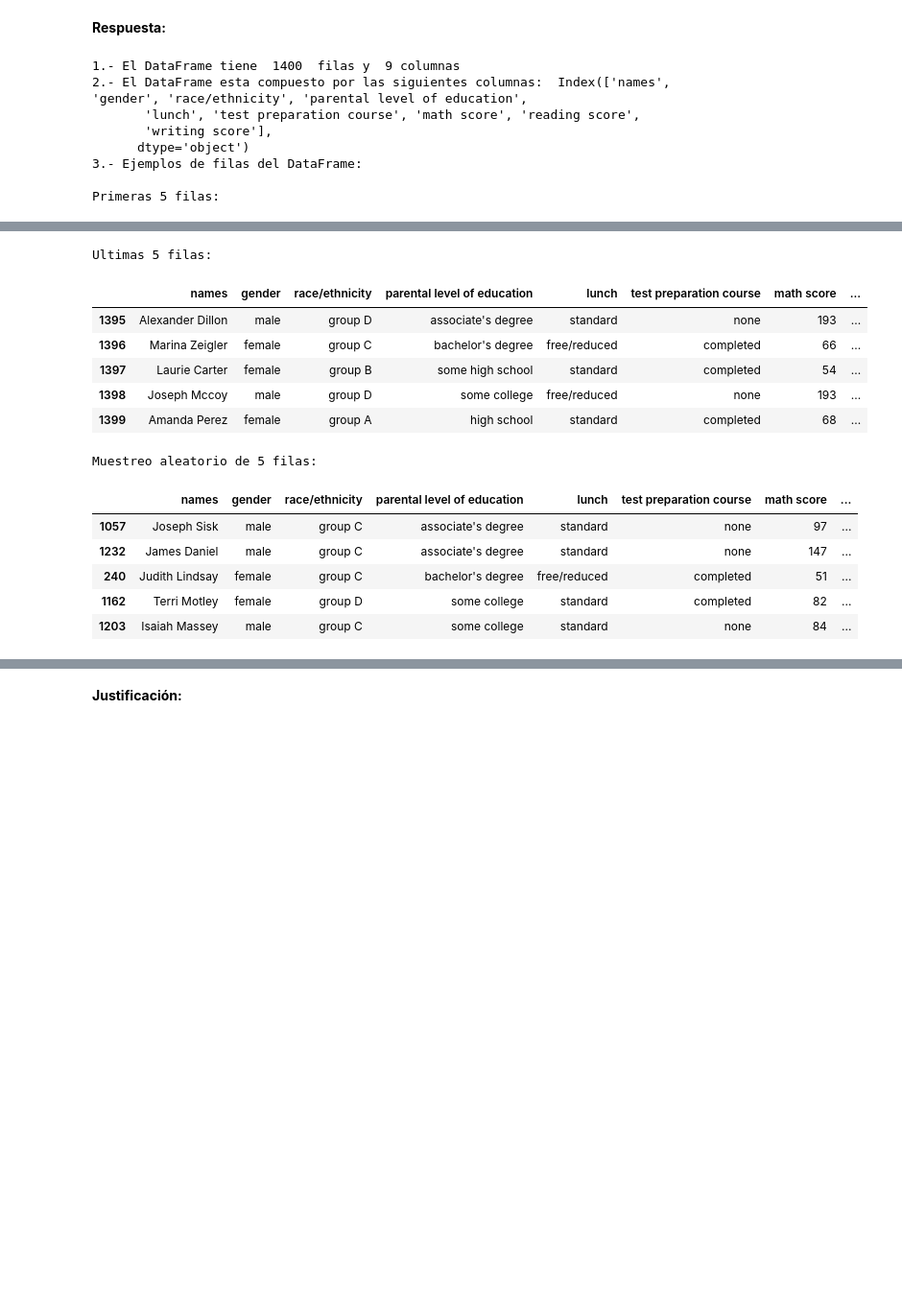
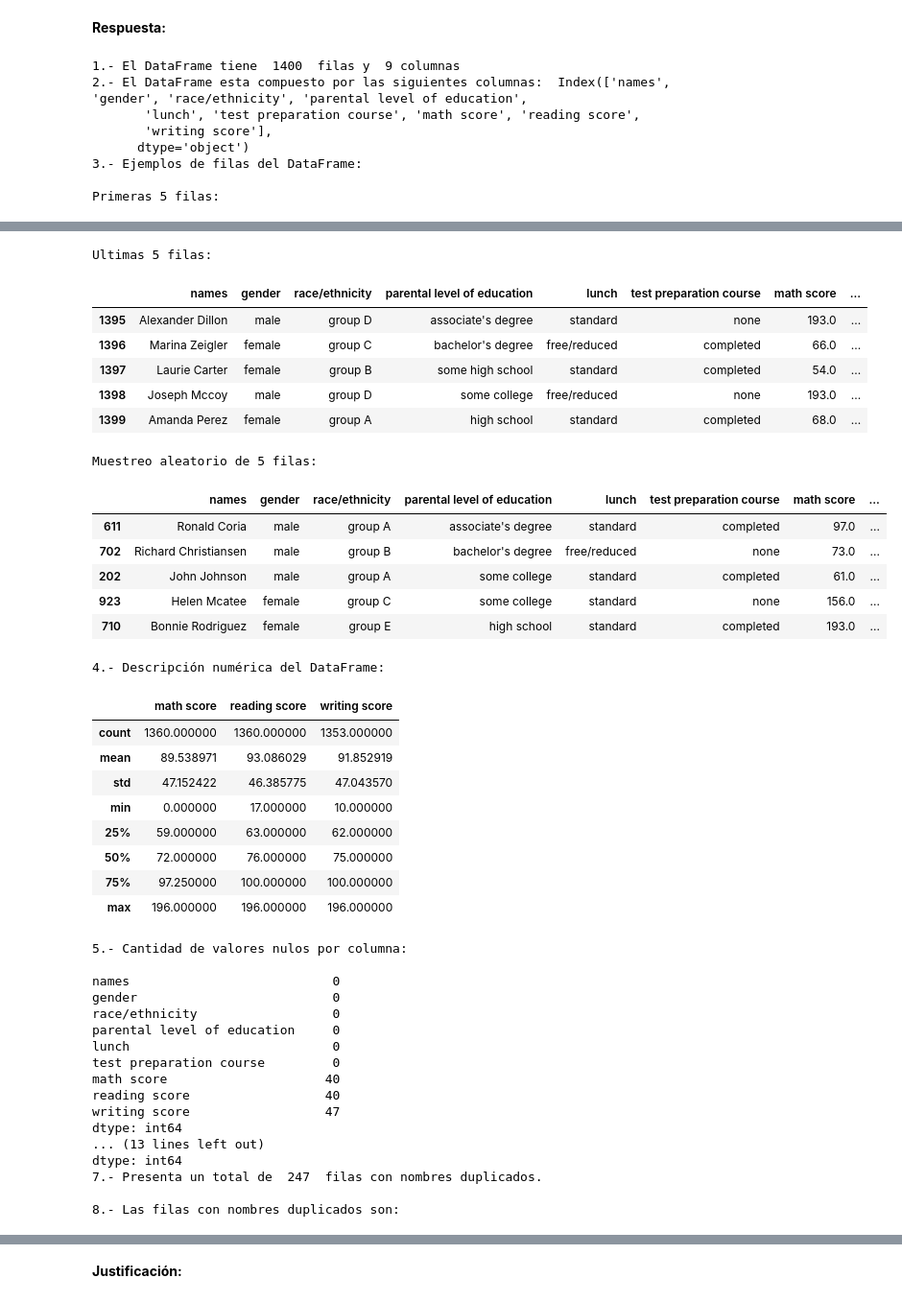
Before and after one commit to tomasaguirre-ignacioalbornoz/MDS7202, a Jupyter notebook: lab4/Laboratorio4_enunciado.ipynb, the cells around one changed output, grey strips where cells are left out. Shown at 96% size. Cells and saved outputs as stored; diff of their text form; code cells hidden in the pictures; blank space fills up the shorter version.

````diff
--- a/lab4/Laboratorio4_enunciado.ipynb
+++ b/lab4/Laboratorio4_enunciado.ipynb
@@ -115,6 +115,13 @@ A continuación se muestra un ejemplo de los dos primeros registros del dataset:
 ]
 ```
 # %%
+df_grades = pd.read_json('students_grades.json')
+
+columnas_numericas = df_grades.select_dtypes(include=[np.number])
+df_grades[columnas_numericas.columns] = df_grades[columnas_numericas.columns].apply(pd.to_numeric, errors='coerce')
+
+df_grades = df_grades.replace('', np.nan)
+
 dtype_dict = {
     'names': str,
     'gender': str,
@@ -126,4 +133,4 @@ dtype_dict = {
     'reading score': float,
     'writing score': float
 }
-df_grades = pd.read_json('students_grades.json', dtype=dtype_dict)
+df = df_grades.astype(dtype_dict)
@@ -175,7 +174,9 @@ En consecuencia, el rector les solicita a ustedes como tarea inicial que explore
 def exploratory_data_analysis(dataframe):
     num_filas, num_columnas = dataframe.shape
     cols = dataframe.columns
-
+    columnas_numericas = dataframe.select_dtypes(include=['number'])
+    conteo_filas_duplicadas = dataframe.duplicated(subset=['names']).sum()
+    filas_duplicadas = dataframe[dataframe.duplicated(subset=['names'], keep=False)]
 
 
 
@@ -183,14 +184,23 @@ def exploratory_data_analysis(dataframe):
     print('1.- El DataFrame tiene ', num_filas, ' filas y ', num_columnas, 'columnas')
     print('2.- El DataFrame esta compuesto por las siguientes columnas: ', cols)
     print('3.- Ejemplos de filas del DataFrame:', '\n\nPrimeras 5 filas:')
-    display(dataframe.head(5))  # Utiliza to_string() para mostrar las primeras 5 filas
+    display(dataframe.head(5))
     print('Ultimas 5 filas: ')
-    display(dataframe.tail(5))  # Utiliza to_string() para mostrar las últimas 5 filas
+    display(dataframe.tail(5))
     print('Muestreo aleatorio de 5 filas:')
     display(dataframe.sample(5))
+    print('4.- Descripción numérica del DataFrame:')
+    display(columnas_numericas.describe())
+    print('5.- Cantidad de valores nulos por columna:\n')
+    print(dataframe.isna().sum())
+    print('\n\n6.- Cantidad de valores únicos por columna:\n')
+    print(dataframe.nunique())
+    print('7.- Presenta un total de ', conteo_filas_duplicadas, ' filas con nombres duplicados.\n')
+    print('8.- Las filas con nombres duplicados son:')
+    display(filas_duplicadas)
     pass
 # %%
-exploratory_data_analysis(df_grades)
+exploratory_data_analysis(df)
 # %% [output]
 1.- El DataFrame tiene  1400  filas y  9 columnas
 2.- El DataFrame esta compuesto por las siguientes columnas:  Index(['names', 'gender', 'race/ethnicity', 'parental level of education',
@@ -209,14 +219,41 @@ Primeras 5 filas:
 Ultimas 5 filas:
 |  | names | gender | race/ethnicity | parental level of education | lunch | test preparation course | math score | ... |
-| 1395 | Alexander Dillon | male | group D | associate's degree | standard | none | 193 | ... |
-| 1396 | Marina Zeigler | female | group C | bachelor's degree | free/reduced | completed | 66 | ... |
-| 1397 | Laurie Carter | female | group B | some high school | standard | completed | 54 | ... |
-| 1398 | Joseph Mccoy | male | group D | some college | free/reduced | none | 193 | ... |
-| 1399 | Amanda Perez | female | group A | high school | standard | completed | 68 | ... |
+| 1395 | Alexander Dillon | male | group D | associate's degree | standard | none | 193.0 | ... |
+| 1396 | Marina Zeigler | female | group C | bachelor's degree | free/reduced | completed | 66.0 | ... |
+| 1397 | Laurie Carter | female | group B | some high school | standard | completed | 54.0 | ... |
+| 1398 | Joseph Mccoy | male | group D | some college | free/reduced | none | 193.0 | ... |
+| 1399 | Amanda Perez | female | group A | high school | standard | completed | 68.0 | ... |
 Muestreo aleatorio de 5 filas:
 |  | names | gender | race/ethnicity | parental level of education | lunch | test preparation course | math score | ... |
-| 1057 | Joseph Sisk | male | group C | associate's degree | standard | none | 97 | ... |
-| 1232 | James Daniel | male | group C | associate's degree | standard | none | 147 | ... |
-| 240 | Judith Lindsay | female | group C | bachelor's degree | free/reduced | completed | 51 | ... |
-| 1162 | Terri Motley | female | group D | some college | standard | completed | 82 | ... |
-| 1203 | Isaiah Massey | male | group C | some college | standard | none | 84 | ... |
+| 611 | Ronald Coria | male | group A | associate's degree | standard | completed | 97.0 | ... |
+| 702 | Richard Christiansen | male | group B | bachelor's degree | free/reduced | none | 73.0 | ... |
+| 202 | John Johnson | male | group A | some college | standard | completed | 61.0 | ... |
+| 923 | Helen Mcatee | female | group C | some college | standard | none | 156.0 | ... |
+| 710 | Bonnie Rodriguez | female | group E | high school | standard | completed | 193.0 | ... |
+4.- Descripción numérica del DataFrame:
+|  | math score | reading score | writing score |
+| count | 1360.000000 | 1360.000000 | 1353.000000 |
+| mean | 89.538971 | 93.086029 | 91.852919 |
+| std | 47.152422 | 46.385775 | 47.043570 |
+| min | 0.000000 | 17.000000 | 10.000000 |
+| 25% | 59.000000 | 63.000000 | 62.000000 |
+| 50% | 72.000000 | 76.000000 | 75.000000 |
+| 75% | 97.250000 | 100.000000 | 100.000000 |
+| max | 196.000000 | 196.000000 | 196.000000 |
+5.- Cantidad de valores nulos por columna:
+
+names                           0
+gender                          0
+race/ethnicity                  0
+parental level of education     0
+lunch                           0
+test preparation course         0
+math score                     40
+reading score                  40
+writing score                  47
+dtype: int64
+... (13 lines left out)
+dtype: int64
+7.- Presenta un total de  247  filas con nombres duplicados.
+
+8.- Las filas con nombres duplicados son:
````
Also changed, not shown: parts of 4 cells of this notebook.
